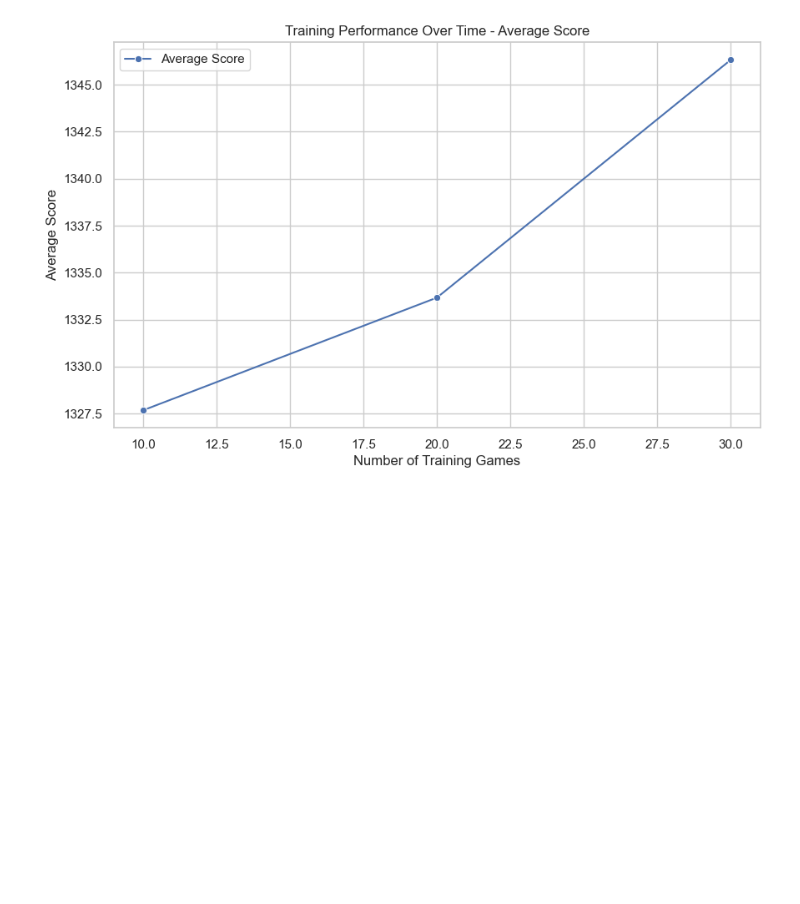
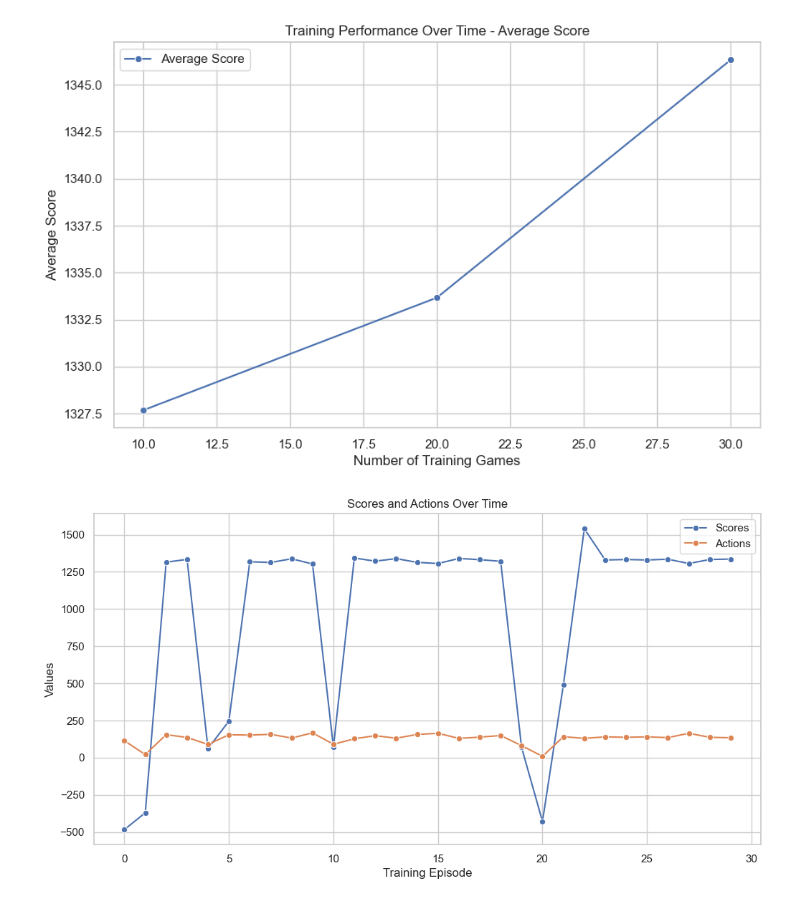
Before and after one commit to dnhuy2802/fuqn-rel301-final-project, a Jupyter notebook: draw_chart.ipynb, the cells around one changed output. Cells and saved outputs as stored; diff of their text form; code cells hidden in the pictures; blank space fills up the shorter version.

Commit message:
tientt: update draw chart for train

```diff
--- a/draw_chart.ipynb
+++ b/draw_chart.ipynb
@@ -43,3 +43,40 @@ def plot_training_performance(file_path, metric="Average Score"):
 plot_training_performance("results.xlsx", metric="Average Score")
 # %% [output]
 [figure]
+# %%
+def plot_scores_and_actions(file_path, columns_to_plot):
+    """
+    Plots a line plot for specified columns (e.g., Scores and Action) from an Excel file.
+
+    Parameters:
+        file_path (str): Path to the Excel file.
+        columns_to_plot (list): List of columns to plot, such as ['Score', 'Action'].
+    """
+    # Load the Excel file
+    df = pd.read_excel(file_path)
+
+    # Drop rows with blank cells in the specified columns to plot
+    df = df.dropna(subset=columns_to_plot)
+
+    # Set up the Seaborn plot style
+    sns.set(style="whitegrid")
+
+    # Plot each specified column as a line plot
+    plt.figure(figsize=(12, 6))
+    for column in columns_to_plot:
+        sns.lineplot(data=df, x=df.index, y=column, label=column, marker='o')
+
+    # Adding labels and title
+    plt.xlabel("Training Episode")
+    plt.ylabel("Values")
+    plt.title("Scores and Actions Over Time")
+
+    # Adding a legend
+    plt.legend()
+
+    # Show the plot
+    plt.show()
+# %%
+plot_scores_and_actions("data_pacman_sarsa.xlsx", columns_to_plot=["Scores", "Actions"])
+# %% [output]
+[figure, added]
```
